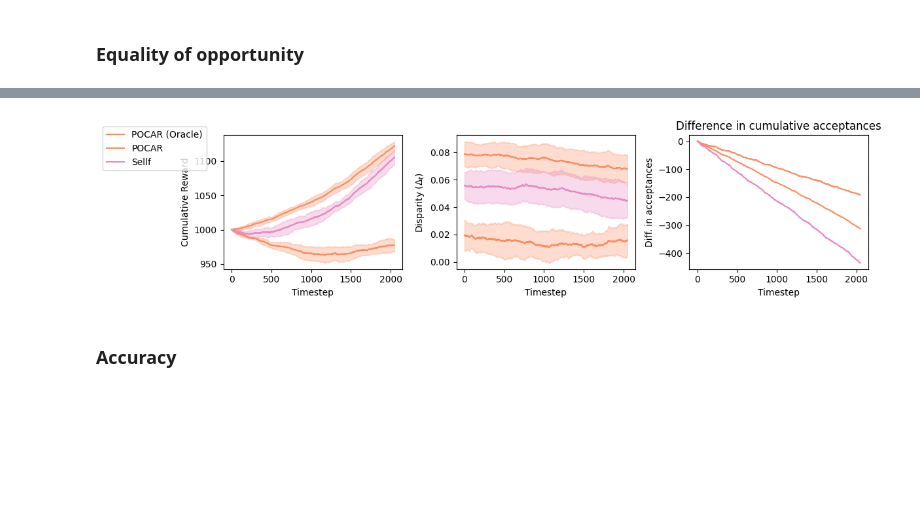
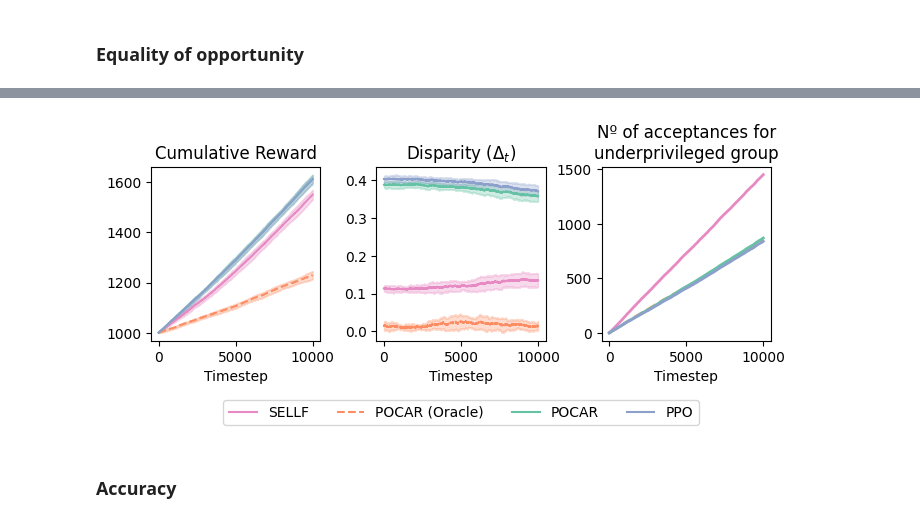
Before and after one commit to hiaac-finance/sellf, a Jupyter notebook: lending_experiment/figures.ipynb, the cells around one changed output, grey strips where cells are left out. Saved outputs shown, nothing was run; the diff lists cells and outputs as text; code cells hidden in the pictures; blank space fills up the shorter version.

```diff
--- a/lending_experiment/figures.ipynb
+++ b/lending_experiment/figures.ipynb
@@ -191,0 +238,2 @@ plt.show()
+# %%
+sorted_algs = sorted(alg_dfs, key = lambda x : float(x.split(":")[2].replace(")", "")))
@@ -196,7 +410,7 @@ plt.show()
 # %%
 env_name = "fico_equal"
 mu_type = "tpr"
-alg_names = []
+alg_names = ["ppo()"]
 for beta_1 in [1, 2, 5, 10]:
     for beta_2 in [0, 0.05, 0.1]:
         alg_names.append(f"sellf(beta_1:{beta_1} beta_2:{beta_2})")
@@ -204,7 +418,7 @@ for beta_1 in [1, 2, 5, 10]:
         alg_names.append(f"pocar(beta_1:{beta_1} beta_2:{beta_2})")
         alg_names.append(f"pocar_full(beta_1:{beta_1} beta_2:{beta_2})")
 results = summarize_hyperparam(env_name, mu_type, alg_names)
-results.sort_values("score", ascending = False).groupby("alg_simplified").first()
+results.sort_values("score", ascending=False).groupby("alg_simplified").first()
 # %% [output]
 |  | alg | delta | delta_std | delta_obs | delta_obs_std | reward | reward_std | accept_g0 | ... |
 | alg_simplified |  |  |  |  |  |  |  |  | ... |
@@ -234,16 +429,24 @@ results.sort_values(["alg_simplified", "delta"])
 # %%
 selected_algs = (
-    results.sort_values("score", ascending = False).groupby("alg_simplified").first()["alg"].tolist()
+    results.sort_values("score", ascending=False)
+    .groupby("alg_simplified")
+    .first()["alg"]
+    .tolist()
 )
+
+# place sellf first
+sellf_alg = [alg for alg in selected_algs if "sellf" in alg][0]
+selected_algs.remove(sellf_alg)
+selected_algs = [sellf_alg] + selected_algs
 # %%
+fig, axs = plt.subplots(nrows=1, ncols=3, figsize=(8, 3))
+
 df_list = [
     pd.read_csv(f"experiments/{env_name}/{mu_type}/{alg}/eval/eval_data.csv")
     for alg in selected_algs
 ]
 
-
 for i in range(len(df_list)):
-    # create column with number of acceptions for each group
     df_list[i]["accept_g0"] = df_list[i]["action"] * (df_list[i]["group_id"] == 0)
     df_list[i]["accept_g1"] = df_list[i]["action"] * (df_list[i]["group_id"] == 1)
 
@@ -266,78 +469,67 @@ for i in range(len(df_list)):
         )
     )
 
-
-def legend_func(alg_name):
-    if "serew" in alg_name:
-        return "Sellf"
-    if "ppo" in alg_name:
-        return "PPO"
-    if "pocar_full" in alg_name:
-        return "POCAR (Oracle)"
-    if "pocar" in alg_name:
-        return "POCAR"
-    return alg_name
-
-
-def color_func(alg_name):
-    if "serew" in alg_name:
-        return "#e78ac3"
-    if "ppo" in alg_name:
-        return "#8da0cb"
-    if "pocar" in alg_name:
-        return "#fc8d62"
-
-
-fig, axs = plt.subplots(nrows=1, ncols=3, figsize=(12, 3))
 for alg, df in zip(selected_algs, df_list):
     axs[0].plot(
-        df.index, df["resource"]["mean"], label=legend_func(alg), color=color_func(alg)
+        df.index,
+        df["resource"]["mean"],
+        label=base_legend_func(alg),
+        color=base_color_func(alg),
+        linestyle="--" if "full" in alg else "-",
     )
     axs[0].fill_between(
         df.index,
         df["resource"]["mean"] - df["resource"]["std"],
         df["resource"]["mean"] + df["resource"]["std"],
         alpha=0.3,
-        color=color_func(alg),
+        color=base_color_func(alg),
     )
 
     axs[1].plot(
-        df.index, df["delta"]["mean"], label=legend_func(alg), color=color_func(alg)
+        df.index,
+        df["delta"]["mean"],
+        label=base_legend_func(alg),
+        color=base_color_func(alg),
+        linestyle="--" if "full" in alg else "-",
     )
     axs[1].fill_between(
         df.index,
         df["delta"]["mean"] - df["delta"]["std"],
         df["delta"]["mean"] + df["delta"]["std"],
         alpha=0.3,
-        color=color_func(alg),
+        color=base_color_func(alg),
     )
 
-    # calculate the difference in acceptance
-    diff_accept = df["n_accept_g0"]["mean"] - df["n_accept_g1"]["mean"]
+    diff_accept = df["n_accept_g0"]["mean"]
     axs[2].plot(
         df.index,
         diff_accept,
-        label=legend_func(alg),
-        color=color_func(alg),
+        label=base_legend_func(alg),
+        color=base_color_func(alg),
+        linestyle="--" if "full" in alg else "-",
+        lw=2,
     )
-
 
 for i in range(3):
     axs[i].set_xlabel("Timestep")
 
-axs[0].set_ylabel("Cumulative Reward")
-axs[1].set_ylabel("Disparity ($\Delta_t$)")
-axs[2].set_ylabel("Diff. in acceptances")
-axs[2].set_title("Difference in cumulative acceptances")
+axs[0].set_title("Cumulative Reward")
+axs[1].set_title("Disparity ($\Delta_t$)")
+axs[2].set_title("Nº of acceptances for\nunderprivileged group")
 
+# place legend outside bellow all plots
+fig.subplots_adjust(bottom=0.3, wspace=0.33)
 
-# place legend outside the left plot
-axs[0].legend(loc="center left", bbox_to_anchor=(-0.7, 0.9))
-plt.tight_layout()
-plt.savefig("figures/enem_quali.pdf", bbox_inches='tight')
+axs[1].legend(
+    loc="upper center",
+    bbox_to_anchor=(0.5, -0.3),
+    ncol=len(selected_algs),
+)
+
+plt.savefig("figures/fico_tpr.pdf", bbox_inches="tight")
 plt.show()
 # %% [output]
-[figure, old version]
+[figure, new version]
 # %% [markdown]
 ### Accuracy
 # %%
```
Also changed, not shown: parts of 27 cells of this notebook, 1 other file.
